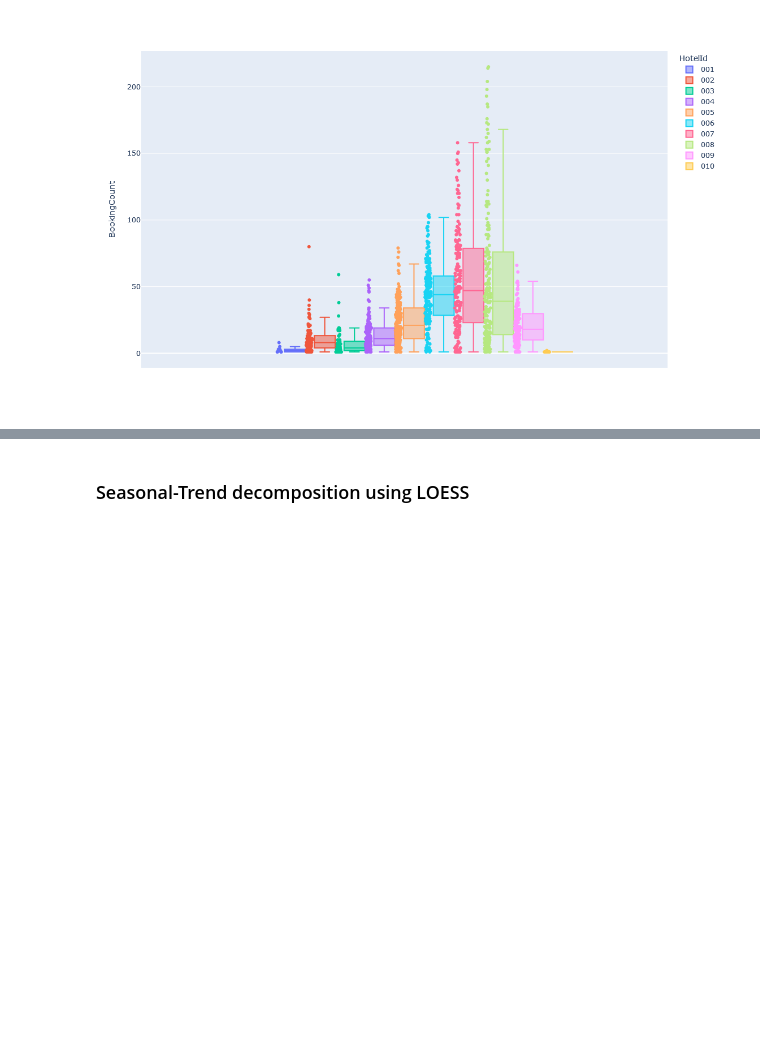
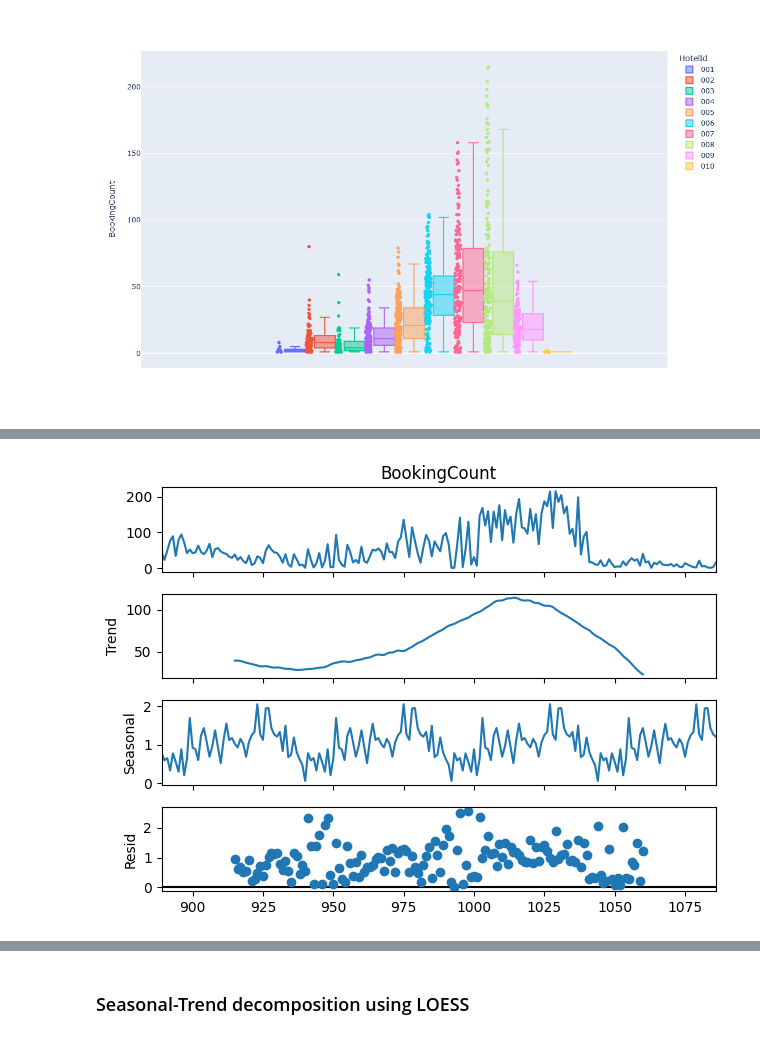
Before and after one commit to CCT-Dublin/capstone-project-feb-2024-pt-giorgiozoppi, a Jupyter notebook: CapstoneProjectGiorgioZoppi.ipynb, the cells around one changed output, grey strips where cells are left out. Drawn from its saved outputs; the diff is of its cells as text; code cells hidden in the pictures; blank space fills up the shorter version.

```diff
--- a/CapstoneProjectGiorgioZoppi.ipynb
+++ b/CapstoneProjectGiorgioZoppi.ipynb
@@ -594,0 +607,11 @@ to be detected. We will use an anomaly detection algorithm provided
+# %%
+import plotly.graph_objs as go
+import statsmodels.api as sm
+hotel_data = weekly_demand[weekly_demand['HotelId'] == '008']
+# %%
+res = sm.tsa.seasonal_decompose(hotel_data['BookingCount'].interpolate(),
+                                period=52,
+                                model='multiplicative')
+resplot = res.plot()
+# %% [output]
+[figure, added]
```
Also changed, not shown: parts of 11 cells of this notebook.
